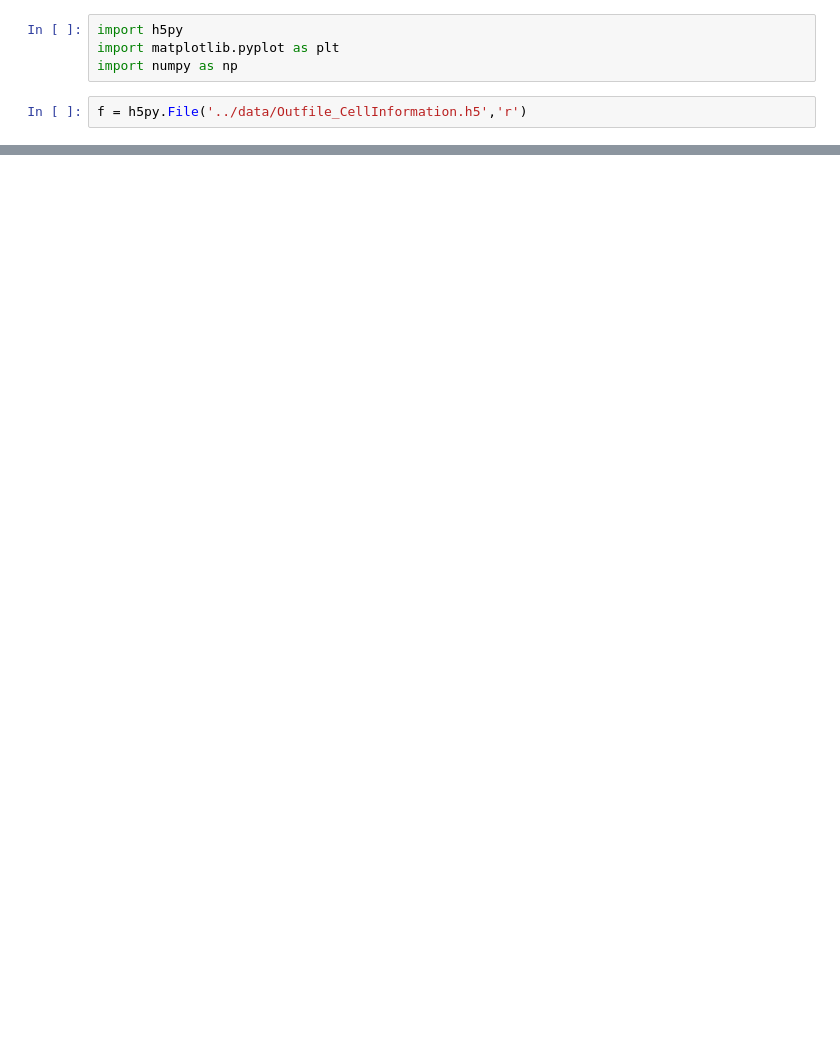
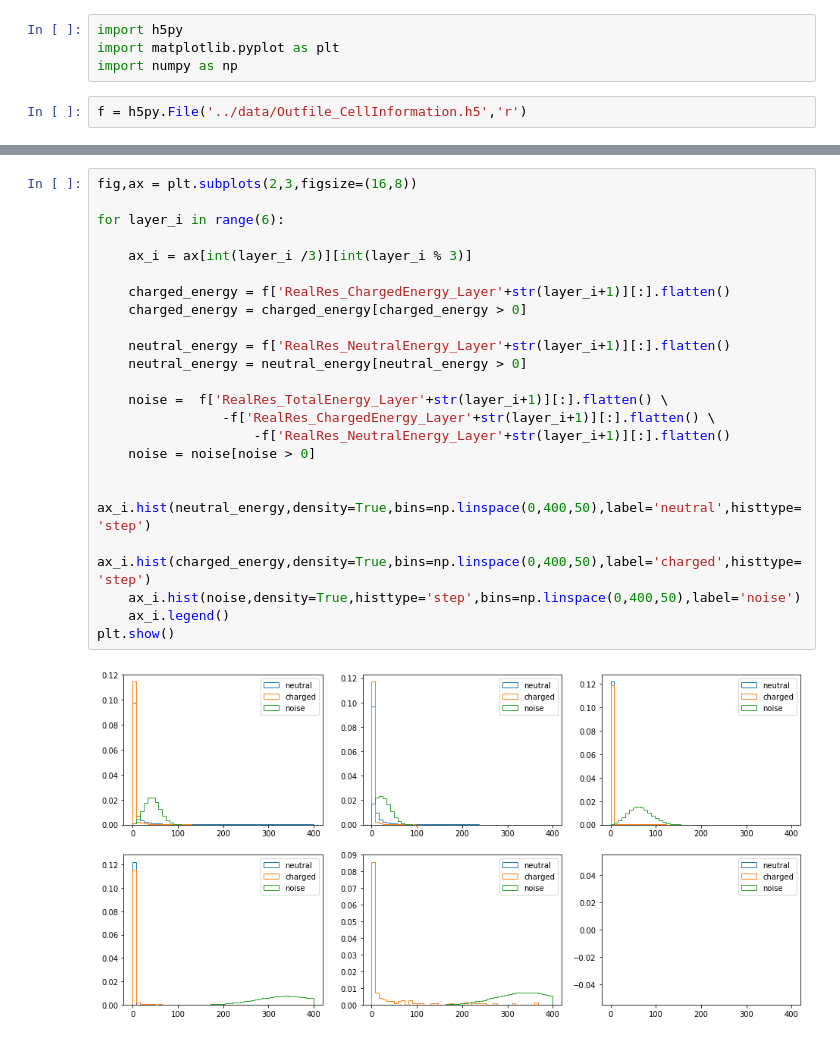
Before and after one commit to sanmayphy/ENERGYFLOW_ML, a Jupyter notebook: DataExploration/Data_Exploration.ipynb, the cells around one changed output, grey strips where cells are left out. Drawn from its saved outputs; the diff is of its cells as text; blank space fills up the shorter version.

```diff
--- a/DataExploration/Data_Exploration.ipynb
+++ b/DataExploration/Data_Exploration.ipynb
@@ -10,3 +28,28 @@ f = h5py.File('../data/Outfile_CellInformation.h5','r')
+# %%
+fig,ax = plt.subplots(2,3,figsize=(16,8))
+
+for layer_i in range(6):
+
+    ax_i = ax[int(layer_i /3)][int(layer_i % 3)]
+
+    charged_energy = f['RealRes_ChargedEnergy_Layer'+str(layer_i+1)][:].flatten()
+    charged_energy = charged_energy[charged_energy > 0]
+
+    neutral_energy = f['RealRes_NeutralEnergy_Layer'+str(layer_i+1)][:].flatten()
+    neutral_energy = neutral_energy[neutral_energy > 0]
+
+    noise =  f['RealRes_TotalEnergy_Layer'+str(layer_i+1)][:].flatten() \
+                -f['RealRes_ChargedEnergy_Layer'+str(layer_i+1)][:].flatten() \
+                    -f['RealRes_NeutralEnergy_Layer'+str(layer_i+1)][:].flatten()
+    noise = noise[noise > 0]
+
+    ax_i.hist(neutral_energy,density=True,bins=np.linspace(0,400,50),label='neutral',histtype='step')
+    ax_i.hist(charged_energy,density=True,bins=np.linspace(0,400,50),label='charged',histtype='step')
+    ax_i.hist(noise,density=True,histtype='step',bins=np.linspace(0,400,50),label='noise')
+    ax_i.legend()
+plt.show()
+# %% [output]
+[figure, added]
 # %%
 from mpl_toolkits.mplot3d import axes3d
 import matplotlib.pyplot as plt,numpy as np
```
Also changed, not shown: parts of 2 cells of this notebook.
